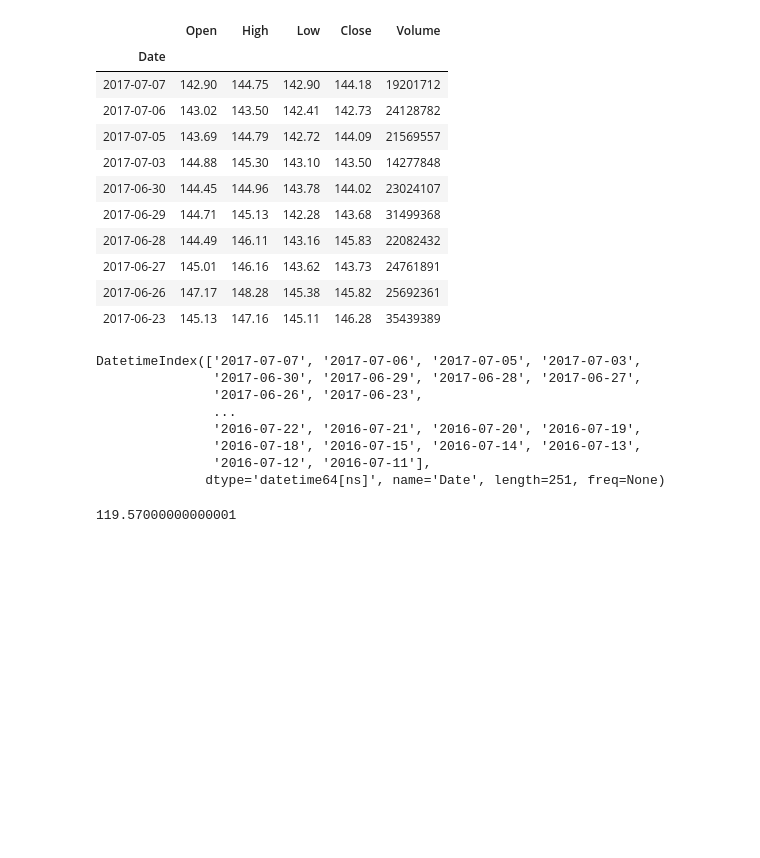
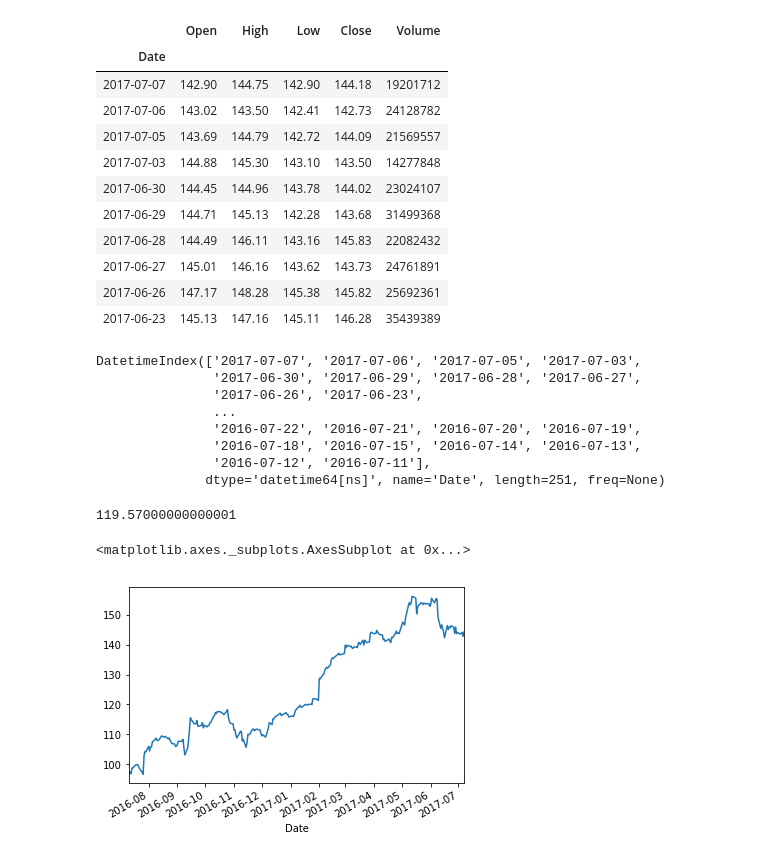
Before and after one commit to PARTHAVPATEL28/TimeSeriesAnalysis, a Jupyter notebook: Untitled.ipynb, the cells around one changed output. Saved outputs shown, nothing was run; the diff lists cells and outputs as text; code cells hidden in the pictures; blank space fills up the shorter version.

```diff
--- a/Untitled.ipynb
+++ b/Untitled.ipynb
@@ -33,4 +33,7 @@ df["2017-01"].Close.mean()
 # %% [output]
 119.57000000000001
 # %%
-df[""]
+df.Close.plot()
+# %% [output]
+<matplotlib.axes._subplots.AxesSubplot at 0x...>
+[figure, added]
```
Also changed, not shown: parts of 5 cells of this notebook.
